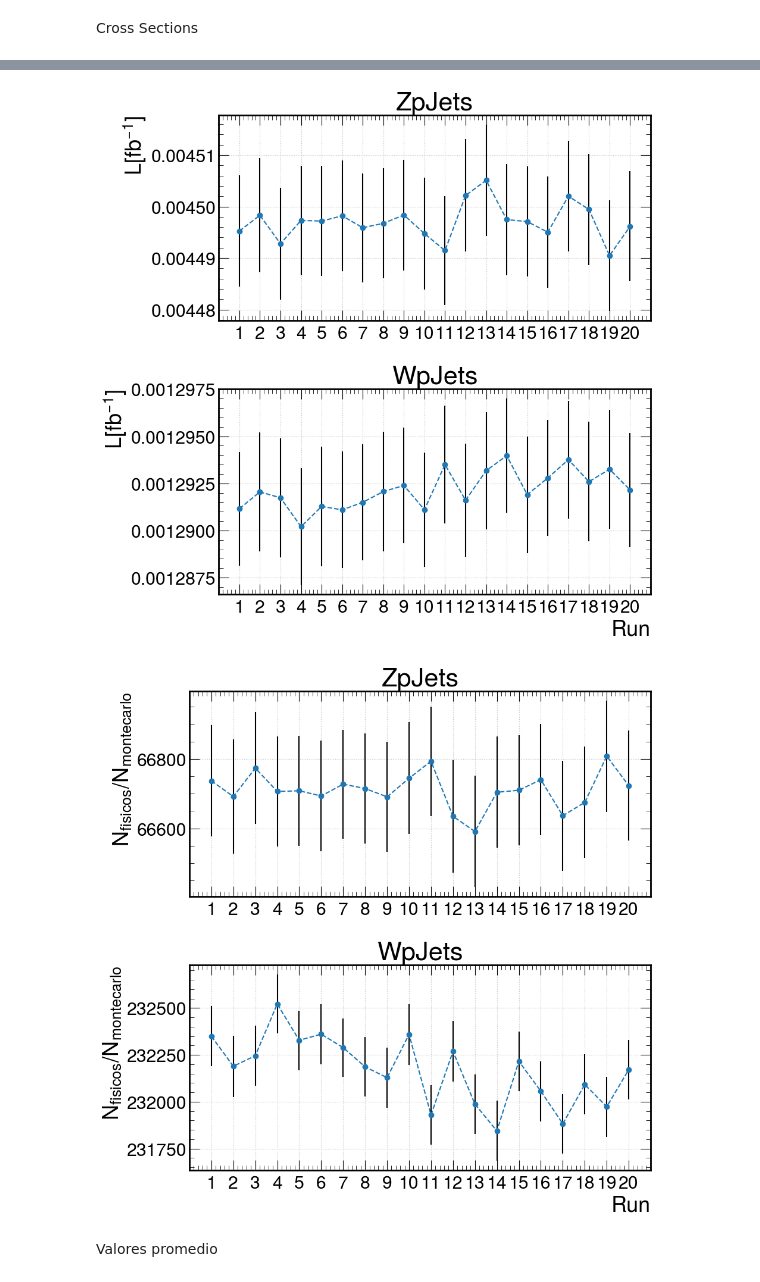
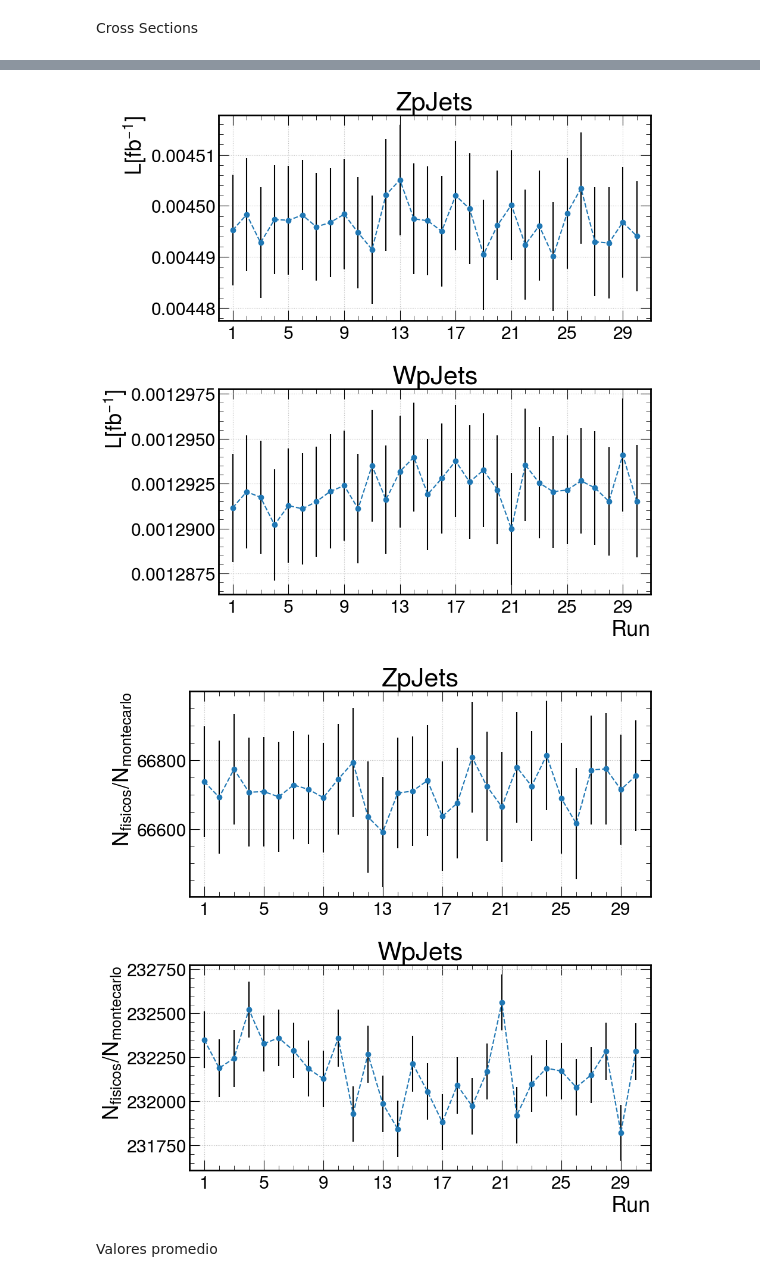
Before and after one commit to JuanDuarte2003/VBFDM_EAFIT, a Jupyter notebook: BG_analysis.ipynb, the cells around one changed output, grey strips where cells are left out. Cells and saved outputs as stored; diff of their text form; code cells hidden in the pictures.

Commit message:
New background data
Total Events:
 - ZpJets: 1'197.048
 - WpJets: 1'237.914

```diff
--- a/BG_analysis.ipynb
+++ b/BG_analysis.ipynb
@@ -108,7 +117,8 @@ while indexCS != -1:
         CSs["ZpJets"].append(float(outText[indexCS+26:indexPM]))
         CSs["errorZpJets"].append(float(outText[indexPM+4:indexPB]))
         CSs["NeventsZpJets"].append(int(outText[indexNe+30:indexNe+36]))
-        CSs["run"].append(counter)
+        CSs["run"].append(run)
+        run += 1
     else:
         CSs["WpJets"].append(float(outText[indexCS+26:indexPM]))
         CSs["errorWpJets"].append(float(outText[indexPM+4:indexPB]))
@@ -118,5 +128,32 @@ while indexCS != -1:
     indexPB = outText.find(' pb', indexCS)
     indexNe = outText.find('Nb of events after merging :  ', indexCS)
     counter +=1
+# %%
+outFile = "background/VBFDM_EAFIT_33152.out"
+outData = open(outFile, "r")
+outText = outData.read()
+# %%
+indexCS = outText.find('Matched cross-section :   ')
+indexPM = outText.find(' +- ', indexCS)
+indexPB = outText.find(' pb', indexCS)
+indexNe = outText.find('Nb of events after merging :  ', indexCS)
+counter = 1
+while indexCS != -1:
+    #print("Cross-section: ",outText[indexCS+26:indexPB+3])
+    if counter > 10:
+        CSs["ZpJets"].append(float(outText[indexCS+26:indexPM]))
+        CSs["errorZpJets"].append(float(outText[indexPM+4:indexPB]))
+        CSs["NeventsZpJets"].append(int(outText[indexNe+30:indexNe+36]))
+        CSs["run"].append(run)
+        run += 1
+    else:
+        CSs["WpJets"].append(float(outText[indexCS+26:indexPM]))
+        CSs["errorWpJets"].append(float(outText[indexPM+4:indexPB]))
+        CSs["NeventsWpJets"].append(int(outText[indexNe+30:indexNe+36]))
+    indexCS = outText.find('Matched cross-section :', indexCS+1)
+    indexPM = outText.find(' +- ', indexCS)
+    indexPB = outText.find(' pb', indexCS)
+    indexNe = outText.find('Nb of events after merging :  ', indexCS)
+    counter +=1
 # %%
 crossSec = pd.DataFrame(CSs) # pb
@@ -194,24 +228,24 @@ dtype: float64
 # %%
 fig, ax = plt.subplots(2,1)
 ax[0].errorbar(crossSec["run"], crossSec["NeventsZpJets"]*(1/1000)/(crossSec["ZpJets"]), yerr=(crossSec["NeventsZpJets"]*crossSec["errorZpJets"]*(1/1000)/(crossSec["ZpJets"])**2), marker='o', linestyle='--', ecolor="black")
 ax[1].errorbar(crossSec["run"], crossSec["NeventsWpJets"]*(1/1000)/(crossSec["WpJets"]), yerr=(crossSec["NeventsWpJets"]*crossSec["errorWpJets"]*(1/1000)/(crossSec["WpJets"])**2), marker='o', linestyle='--', ecolor="black")
 ax[0].set_title("ZpJets")
 ax[1].set_title("WpJets")
 ax[1].set_xlabel("Run")
 ax[0].set_ylabel(r"$\mathcal{L} [$fb$^{-1}]$")
 ax[1].set_ylabel(r"$\mathcal{L} [$fb$^{-1}]$")
-ax[0].set_xlim(0,21)
-ax[1].set_xlim(0,21)
+ax[0].set_xlim(crossSec.run.min()-1,crossSec.run.max()+1)
+ax[1].set_xlim(crossSec.run.min()-1,crossSec.run.max()+1)
 #ax[0].set_ylim(-3,3)
 #ax[1].set_ylim(-3,3)
-ax[0].set_xticks([i for i in range(1,21)])
-ax[1].set_xticks([i for i in range(1,21)])
+ax[0].set_xticks([i for i in range(crossSec.run.min(),crossSec.run.max()+1, 4)])
+ax[1].set_xticks([i for i in range(crossSec.run.min(),crossSec.run.max()+1, 4)])
 ax[0].grid()
 ax[1].grid()
 plt.tight_layout()
 plt.show()
 # %% [output]
-[figure, old version]
+[figure, new version]
 # %%
 fig, ax = plt.subplots(2,1)
 ax[0].errorbar(crossSec["run"], (crossSec["ZpJets"]*1000*300)/crossSec["NeventsZpJets"], yerr=(crossSec["errorZpJets"]*1000*300)/crossSec["NeventsZpJets"], marker='o', linestyle='--', ecolor="black")
@@ -221,18 +255,18 @@ ax[1].set_title("WpJets")
 ax[1].set_xlabel("Run")
 ax[0].set_ylabel(r"$N_{fisicos}/N_{montecarlo}$")
 ax[1].set_ylabel(r"$N_{fisicos}/N_{montecarlo}$")
-ax[0].set_xlim(0,21)
-ax[1].set_xlim(0,21)
+ax[0].set_xlim(crossSec.run.min()-1,crossSec.run.max()+1)
+ax[1].set_xlim(crossSec.run.min()-1,crossSec.run.max()+1)
 #ax[0].set_ylim(-3,3)
 #ax[1].set_ylim(-3,3)
-ax[0].set_xticks([i for i in range(1,21)])
-ax[1].set_xticks([i for i in range(1,21)])
+ax[0].set_xticks([i for i in range(crossSec.run.min(),crossSec.run.max()+1, 4)])
+ax[1].set_xticks([i for i in range(crossSec.run.min(),crossSec.run.max()+1, 4)])
 ax[0].grid()
 ax[1].grid()
 plt.tight_layout()
 plt.show()
 # %% [output]
-[figure, old version]
+[figure, new version]
 # %% [markdown]
 Valores promedio
 # %%
```
Also changed, not shown: parts of 13 cells of this notebook, 22 other files.
